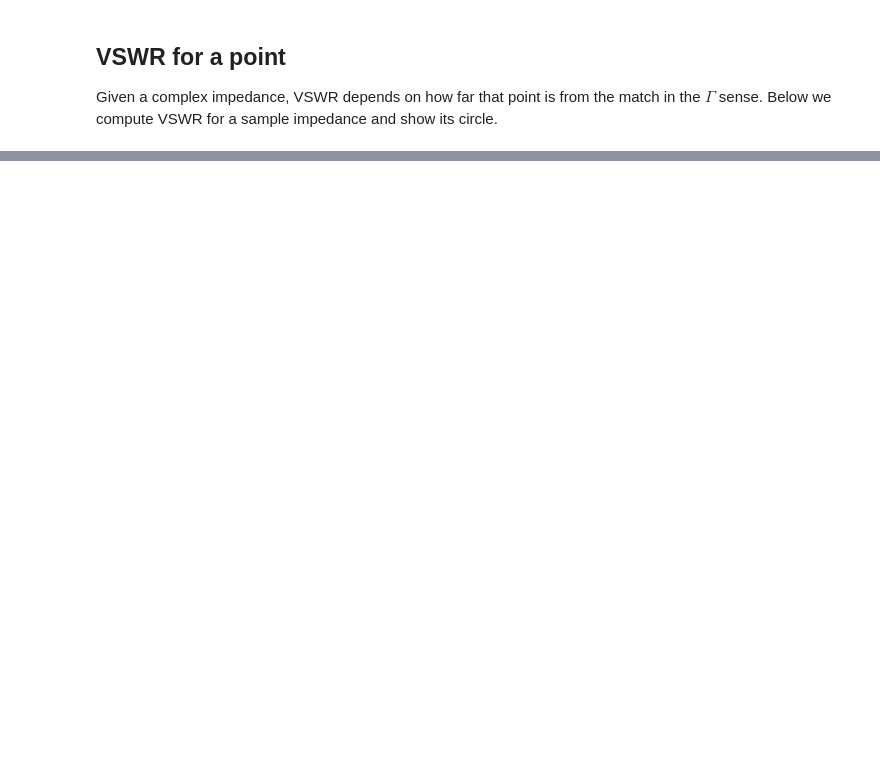
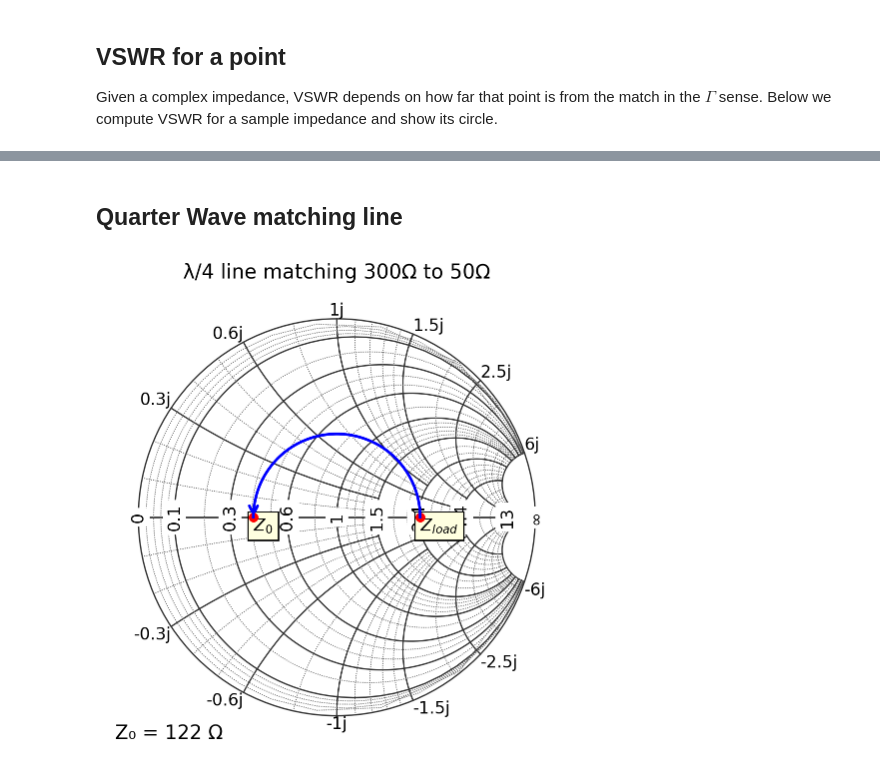
Before and after one commit to scottprahl/pysmithchart, a Jupyter notebook: docs/04_vswr_and_circles.ipynb, the cells around one changed output, grey strips where cells are left out. Saved outputs shown, nothing was run; the diff lists cells and outputs as text; code cells hidden in the pictures; blank space fills up the shorter version.

```diff
--- a/docs/04_vswr_and_circles.ipynb
+++ b/docs/04_vswr_and_circles.ipynb
@@ -145,0 +146,22 @@ plt.show()
+# %% [markdown]
+## Quarter Wave matching line
+# %%
+Z0 = 50
+Z_load = 300
+Z_qw = np.sqrt(Z0*Z_load)   # characteristic impedance of load line
+
+vswr = utils.calc_vswr(Z_qw, Z_load)
+
+plt.figure(figsize=(6, 6))
+ax = plt.subplot(111, projection="smith", Z0=Z_qw)
+
+ax.plot(Z_load, "ro", ms=6)
+ax.text(Z_load.real, Z_load.imag, "$Z_{load}$", va='top', bbox=text_box)
+ax.plot(Z0, "ro", ms=6)
+ax.text(Z0.real, Z0.imag, "$Z_0$", va='top', bbox=text_box)
+ax.plot_vswr(vswr, "b", angle_range=(0,180), arrow='end', label=f"VSWR={vswr:.2f}")
+
+ax.set_title("λ/4 line matching 300Ω to 50Ω")
+plt.show()
+# %% [output]
+[figure, added]
```
Also changed, not shown: parts of 2 cells of this notebook, 12 other files.
